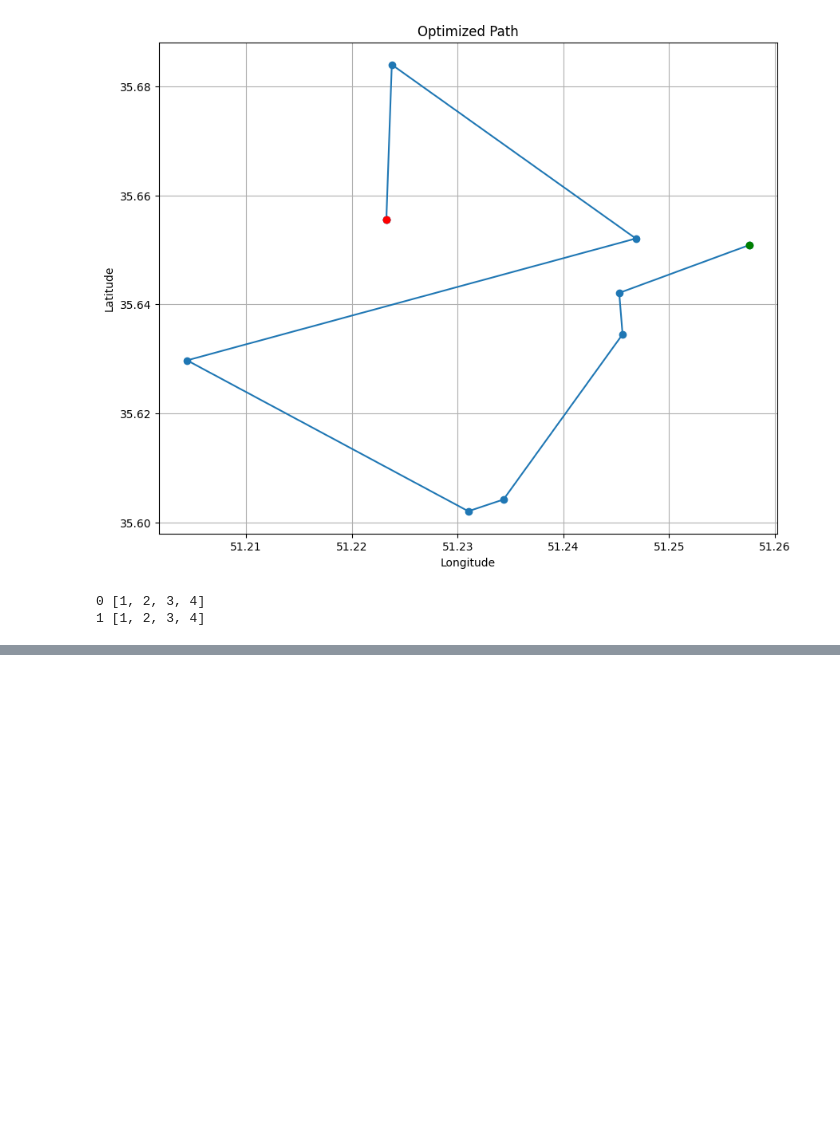
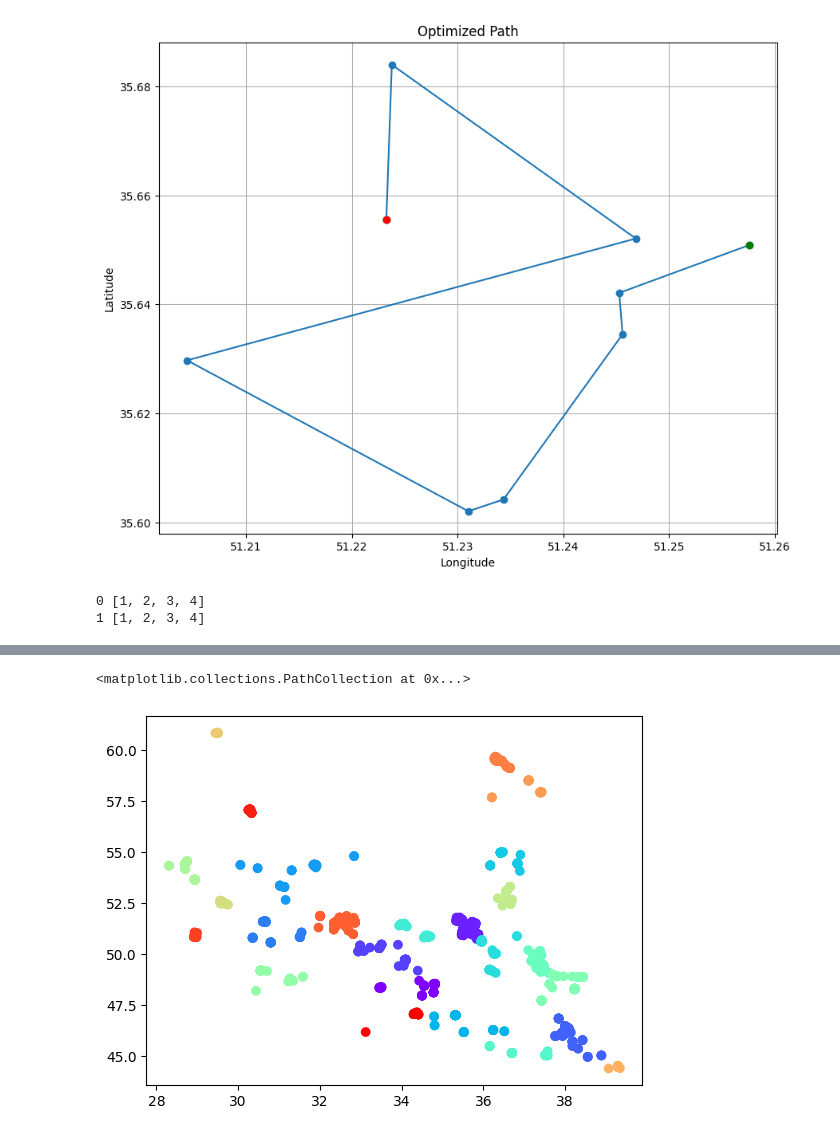
Before and after one commit to DevNerds2020/coordinate-recommender-for-visitors, a Jupyter notebook: test-workbench.ipynb, the cells around one changed output, grey strips where cells are left out. Drawn from its saved outputs; the diff is of its cells as text; code cells hidden in the pictures; blank space fills up the shorter version.

```diff
--- a/test-workbench.ipynb
+++ b/test-workbench.ipynb
@@ -481,0 +528,6 @@ for i, j in enumerate(test):
+# %%
+model.fit(df2[['LatitudePoint', 'LongitudePoint']])
+plt.scatter(df2.iloc[:, 5], df2.iloc[:, 6], c=model.labels_, cmap="rainbow")
+# %% [output]
+<matplotlib.collections.PathCollection at 0x...>
+[figure, added]
```
Also changed, not shown: parts of 12 cells of this notebook, 1 other file.
